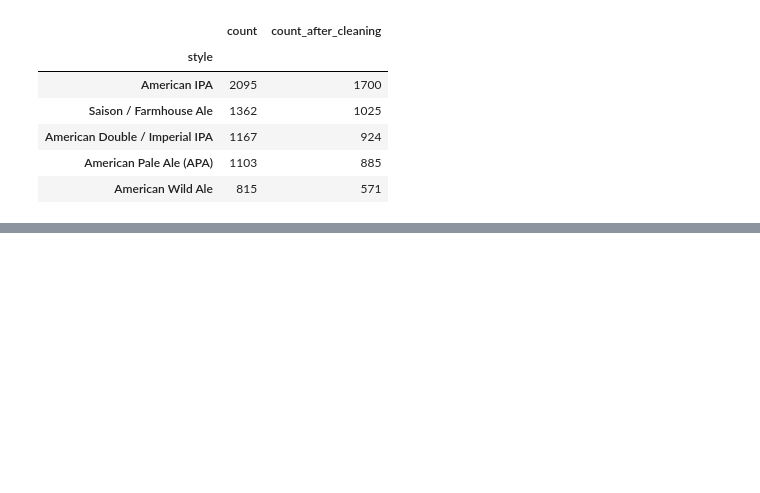
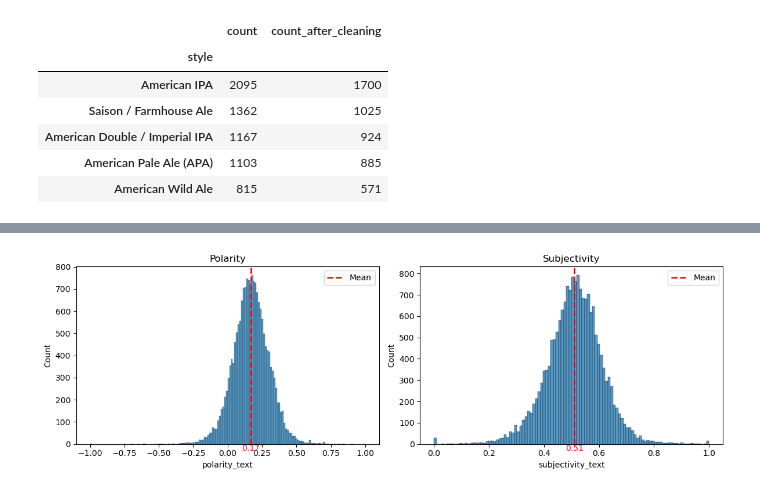
Before and after one commit to epfl-ada/ada-2023-project-laremontada61, a Jupyter notebook: nb_MLE.ipynb, the cells around one changed output, grey strips where cells are left out. Cells and saved outputs as stored; diff of their text form; code cells hidden in the pictures; blank space fills up the shorter version.

```diff
--- a/nb_MLE.ipynb
+++ b/nb_MLE.ipynb
@@ -587,0 +607,33 @@ ratings_per_style_top10.head()
+# %%
+def getSubjectivity(text):
+    return TextBlob(text).sentiment.subjectivity
+
+def getPolarity(text):
+    return TextBlob(text).sentiment.polarity
+# %%
+# with original text
+warnings.filterwarnings('ignore') # remove the warnings
+
+ratings_BA_cleaned['polarity_text'] = ratings_BA_cleaned['text'].apply(lambda x: getPolarity(x))
+ratings_BA_cleaned['subjectivity_text'] = ratings_BA_cleaned['text'].apply(lambda x: getSubjectivity(x))
+
+fig, axs = plt.subplots(1,2, figsize = (12,4))
+sns.histplot(data = ratings_BA_cleaned['polarity_text'], ax = axs[0])
+sns.histplot(data = ratings_BA_cleaned['subjectivity_text'], ax = axs[1])
+
+axs[0].axvline(ratings_BA_cleaned['polarity_text'].mean(), color='red', linestyle='dashed', linewidth=2, label='Mean')
+axs[1].axvline(ratings_BA_cleaned['subjectivity_text'].mean(), color='red', linestyle='dashed', linewidth=2, label='Mean')
+
+axs[0].text(ratings_BA_cleaned["polarity_text"].mean(), 0, ratings_BA_cleaned["polarity_text"].mean().round(2), color='red', ha='center', va='top')
+axs[1].text(ratings_BA_cleaned["subjectivity_text"].mean(), 0, ratings_BA_cleaned["subjectivity_text"].mean().round(2), color='red', ha='center', va='top')
+
+axs[0].set_title("Polarity")
+axs[1].set_title("Subjectivity")
+
+for ax in axs.flat:
+    ax.legend()
+
+plt.tight_layout()
+plt.show()
+# %% [output]
+[figure, added]
```
Also changed, not shown: parts of 21 cells of this notebook.
